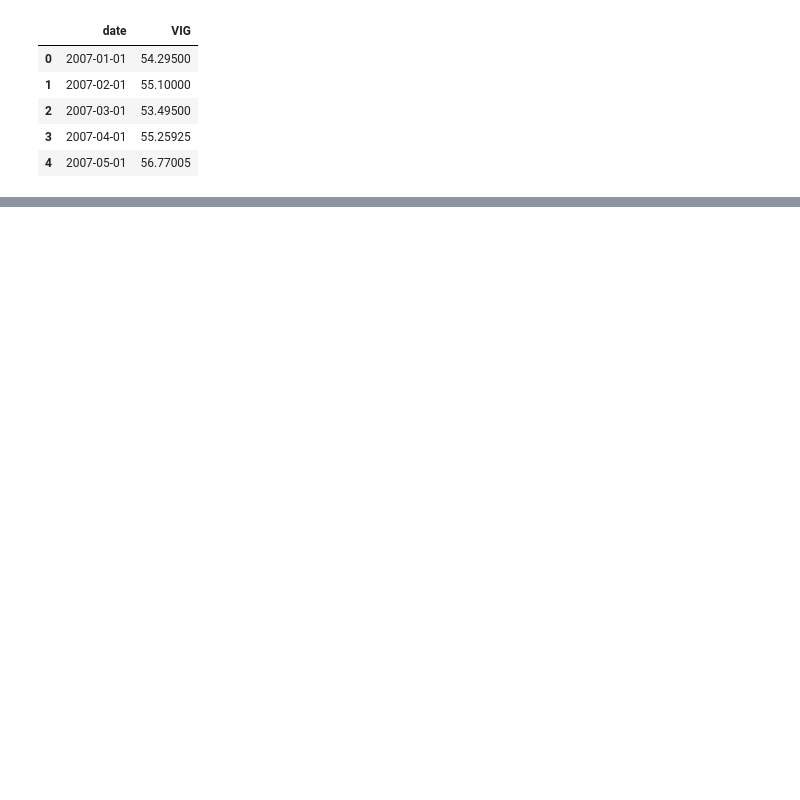
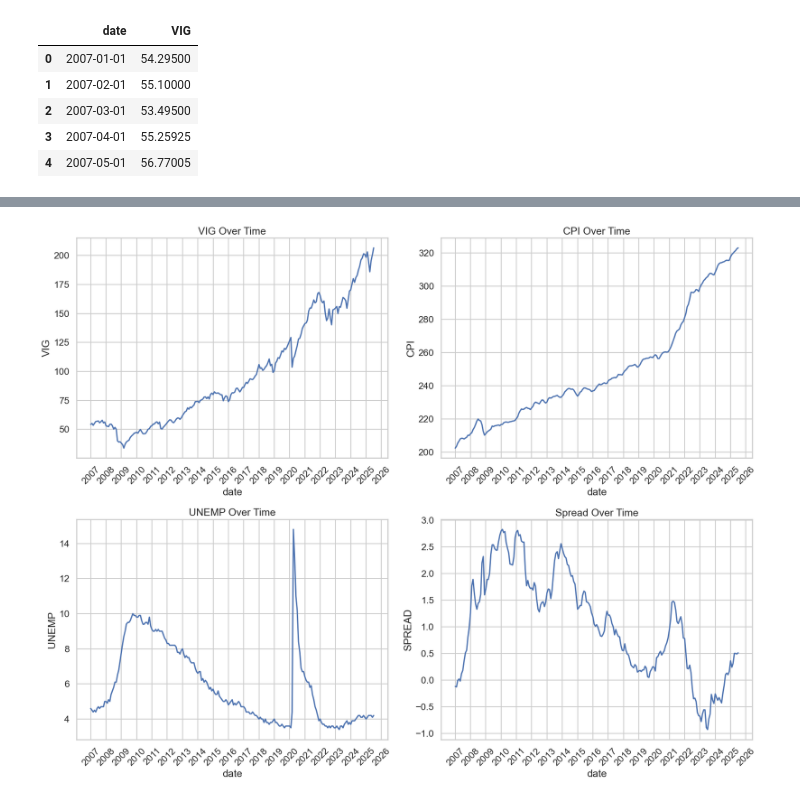
Before and after one commit to aarontang0904/bootcamp_aaron_tang, a Jupyter notebook: project/notebooks/project.ipynb, the cells around one changed output, grey strips where cells are left out. Saved outputs shown, nothing was run; the diff lists cells and outputs as text; code cells hidden in the pictures; blank space fills up the shorter version.

```diff
--- a/project/notebooks/project.ipynb
+++ b/project/notebooks/project.ipynb
@@ -276,0 +326,33 @@ Saved ../data/raw/raw_site-project_table-data_20250828-153211.csv
+# %%
+import matplotlib.dates as mdates
+
+
+fig, axes = plt.subplots(2, 2, figsize=(18, 14))
+merged['date'] = pd.to_datetime(merged['date'])
+
+# VIG
+sns.lineplot(x=merged['date'], y=merged['VIG'], ax=axes[0, 0])
+axes[0, 0].set_title('VIG Over Time')
+
+# CPI
+sns.lineplot(x=merged['date'], y=merged['CPI'], ax=axes[0, 1])
+axes[0, 1].set_title('CPI Over Time')
+
+# UNEMP
+sns.lineplot(x=merged['date'], y=merged['UNEMP'], ax=axes[1, 0])
+axes[1, 0].set_title('UNEMP Over Time')
+
+# Spread
+sns.lineplot(x=merged['date'], y=merged['SPREAD'], ax=axes[1, 1])
+axes[1, 1].set_title('Spread Over Time')
+
+# Format x-axis ticks: show one label per year
+for ax in axes.flat:
+    ax.xaxis.set_major_locator(mdates.YearLocator(base=1))   # every year
+    ax.xaxis.set_major_formatter(mdates.DateFormatter('%Y'))
+    ax.tick_params(axis='x', rotation=45)
+
+plt.tight_layout()
+plt.show()
+# %% [output]
+[figure, added]
```
Also changed, not shown: parts of 32 cells of this notebook, 12 other files.
